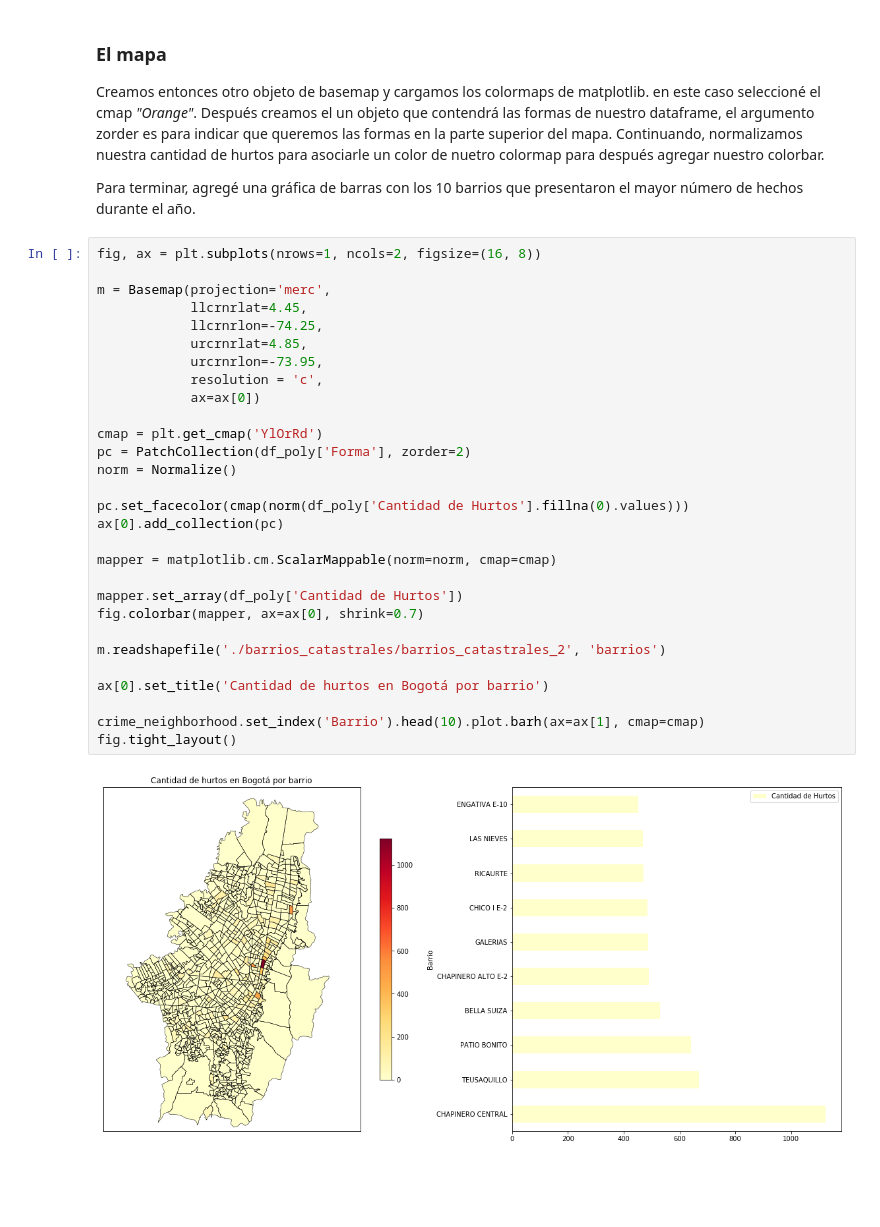
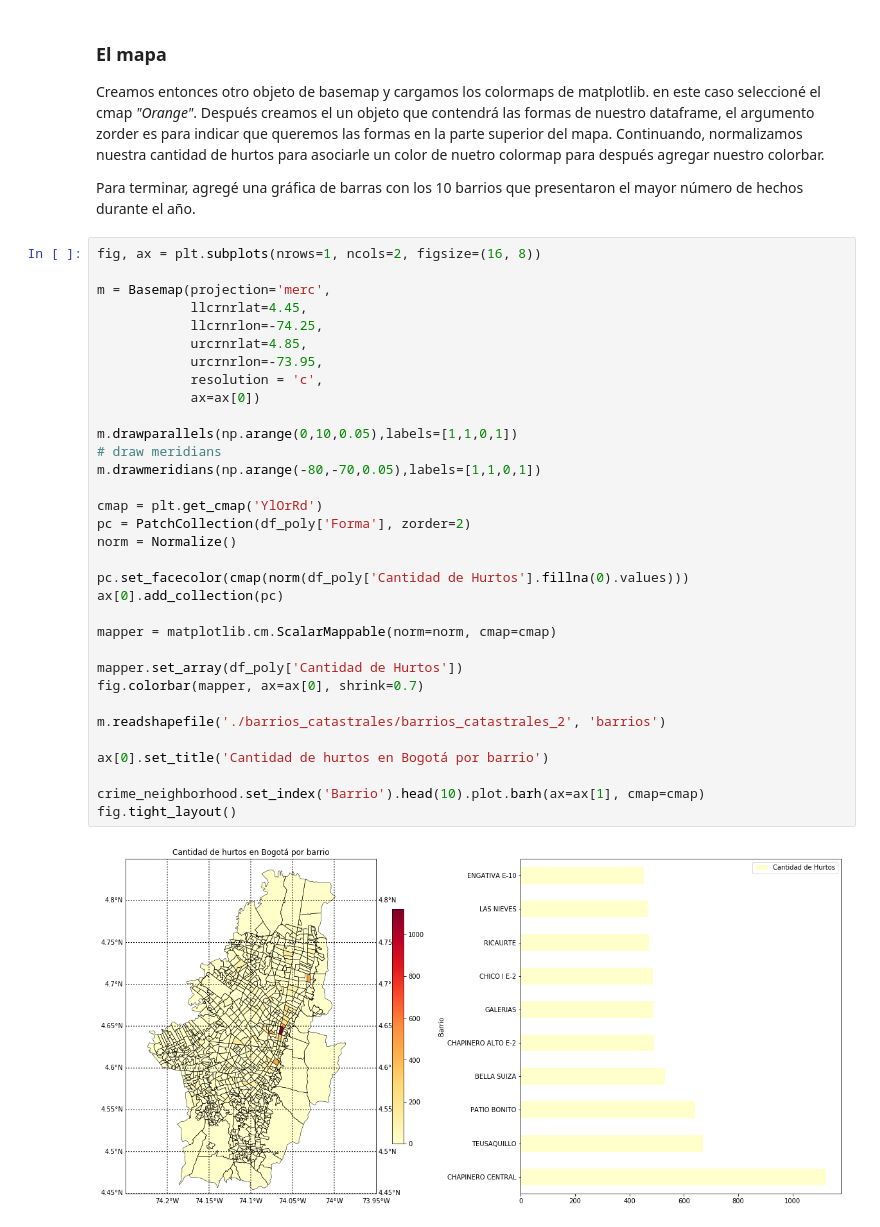
Before and after one commit to epicblack/hurtos_bogota, a Jupyter notebook: Mapa Hurto Bogota.ipynb, the cells around one changed output. Drawn from its saved outputs; the diff is of its cells as text; blank space fills up the shorter version.

```diff
--- a/Mapa Hurto Bogota.ipynb
+++ b/Mapa Hurto Bogota.ipynb
@@ -112,31 +112,35 @@ Para terminar, agregé una gráfica de barras con los 10 barrios que presentaron
 # %%
 fig, ax = plt.subplots(nrows=1, ncols=2, figsize=(16, 8))
 
 m = Basemap(projection='merc',
             llcrnrlat=4.45,
             llcrnrlon=-74.25,
             urcrnrlat=4.85,
             urcrnrlon=-73.95,
             resolution = 'c',
             ax=ax[0])
+
+m.drawparallels(np.arange(0,10,0.05),labels=[1,1,0,1])
+# draw meridians
+m.drawmeridians(np.arange(-80,-70,0.05),labels=[1,1,0,1])
 
 cmap = plt.get_cmap('YlOrRd')
 pc = PatchCollection(df_poly['Forma'], zorder=2)
 norm = Normalize()
 
 pc.set_facecolor(cmap(norm(df_poly['Cantidad de Hurtos'].fillna(0).values)))
 ax[0].add_collection(pc)
 
 mapper = matplotlib.cm.ScalarMappable(norm=norm, cmap=cmap)
 
 mapper.set_array(df_poly['Cantidad de Hurtos'])
 fig.colorbar(mapper, ax=ax[0], shrink=0.7)
 
 m.readshapefile('./barrios_catastrales/barrios_catastrales_2', 'barrios')
 
 ax[0].set_title('Cantidad de hurtos en Bogotá por barrio')
 
 crime_neighborhood.set_index('Barrio').head(10).plot.barh(ax=ax[1], cmap=cmap)
 fig.tight_layout()
 # %% [output]
-[figure, old version]
+[figure, new version]
```
Also changed, not shown: parts of 1 cell of this notebook.
